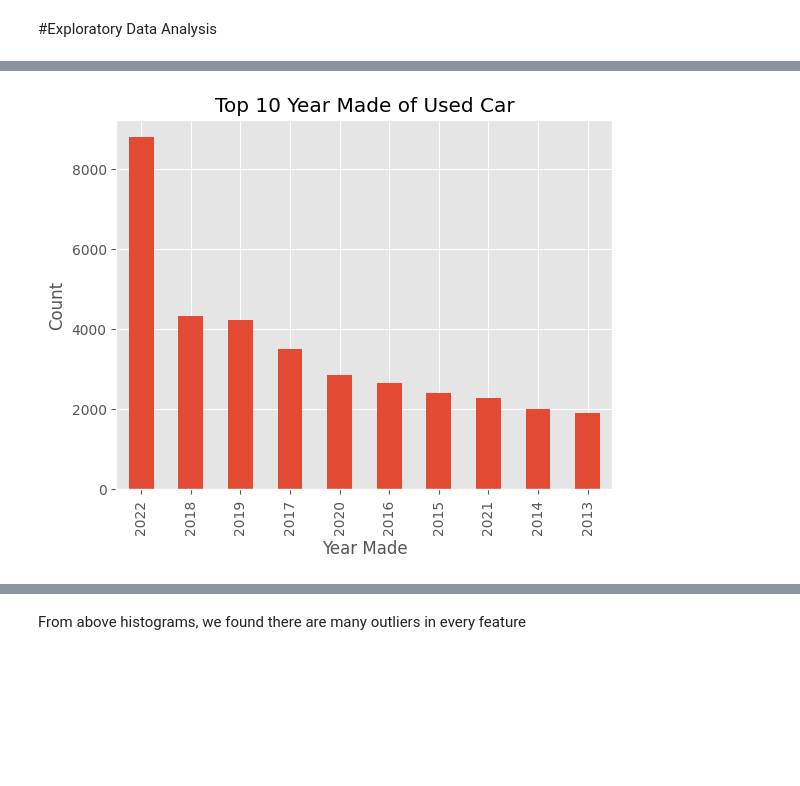
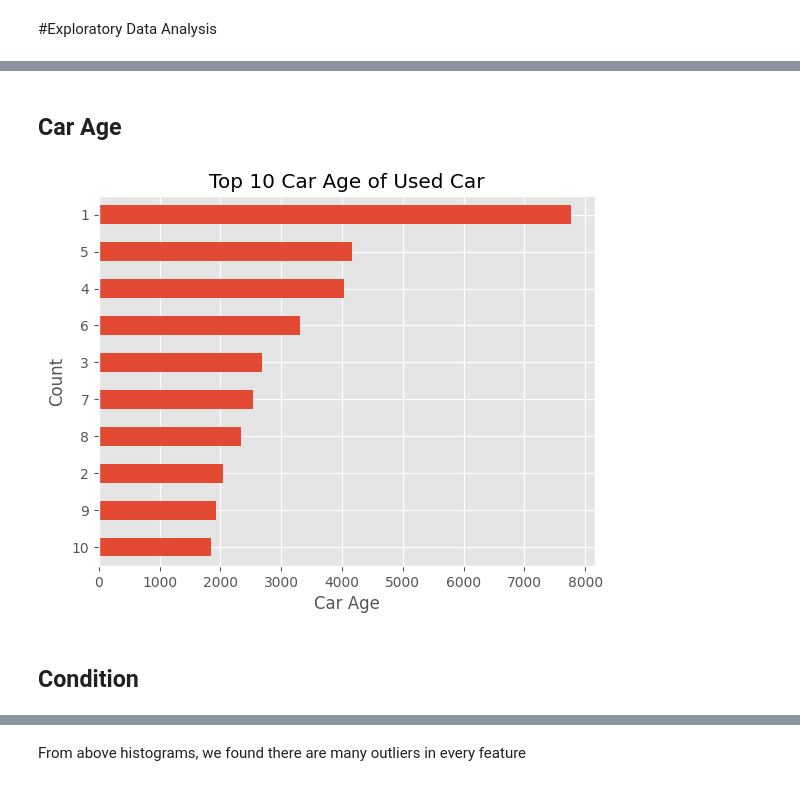
Before and after one commit to popo169/Portfolio-Project, a Jupyter notebook: Kijiji Car Sales/Kijiji_Car_Analysis.ipynb, the cells around one changed output, grey strips where cells are left out. Drawn from its saved outputs; the diff is of its cells as text; code cells hidden in the pictures; blank space fills up the shorter version.

```diff
--- a/Kijiji Car Sales/Kijiji_Car_Analysis.ipynb
+++ b/Kijiji Car Sales/Kijiji_Car_Analysis.ipynb
@@ -267,0 +237,4 @@ df[['Push_Button_Start', 'Parking_Assist', 'Sunroof', 'Alloy_Wheels']].fillna(0)
+# %%
+# Change trim count < 50 to "Other"
+trim_cnt=df['trim'].value_counts()
+df['trim']=df['trim'].replace(trim_cnt[trim_cnt.values <50].index, 'Other')
@@ -289,2 +279,6 @@ dtype: int64
+# %%
+# To create new feature car age = current year - car_made
+df['car_age']=dt.datetime.now().year-df['year_made']
+df=df.drop('year_made',axis=1)
 # %% [markdown]
 #Exploratory Data Analysis
@@ -290,0 +320,3 @@ dtype: int64
+# %%
+# Remove outlier
+df=remove_outlier(df,['price'])
@@ -290,0 +332,4 @@ dtype: int64
+# %%
+# Since $0 for a car is impossible, we drop data which the price < 5 percentile
+perc_5=np.percentile(df['price'],5)
+df=df.query('price > @perc_5').reset_index(drop=True).copy()
@@ -291,12 +366,20 @@ dtype: int64
+# %% [markdown]
+## Car Age
 # %%
-# Find out what is the year made of most of the used car on sales
-ax = df['Year_Made'].value_counts()\
+# Find out what is the car_age of most of the used car on sales
+ax = df['car_age'].value_counts()\
   .head(10)\
-  .plot(kind='bar', title="Top 10 Year Made of Used Car")
-ax.set_xlabel('Year Made')
+  .plot(kind='barh', title="Top 10 Car Age of Used Car")
+
+ax.set_xlabel('Car Age')
 ax.set_ylabel('Count')
+
+plt.gca().invert_yaxis()
+
 plt.show()
 
 # By the plot, we can see most of the used cars on sales are very new
 # %% [output]
-[figure, old version]
+[figure, new version]
+# %% [markdown]
+## Condition
```
Also changed, not shown: parts of 160 cells of this notebook.
